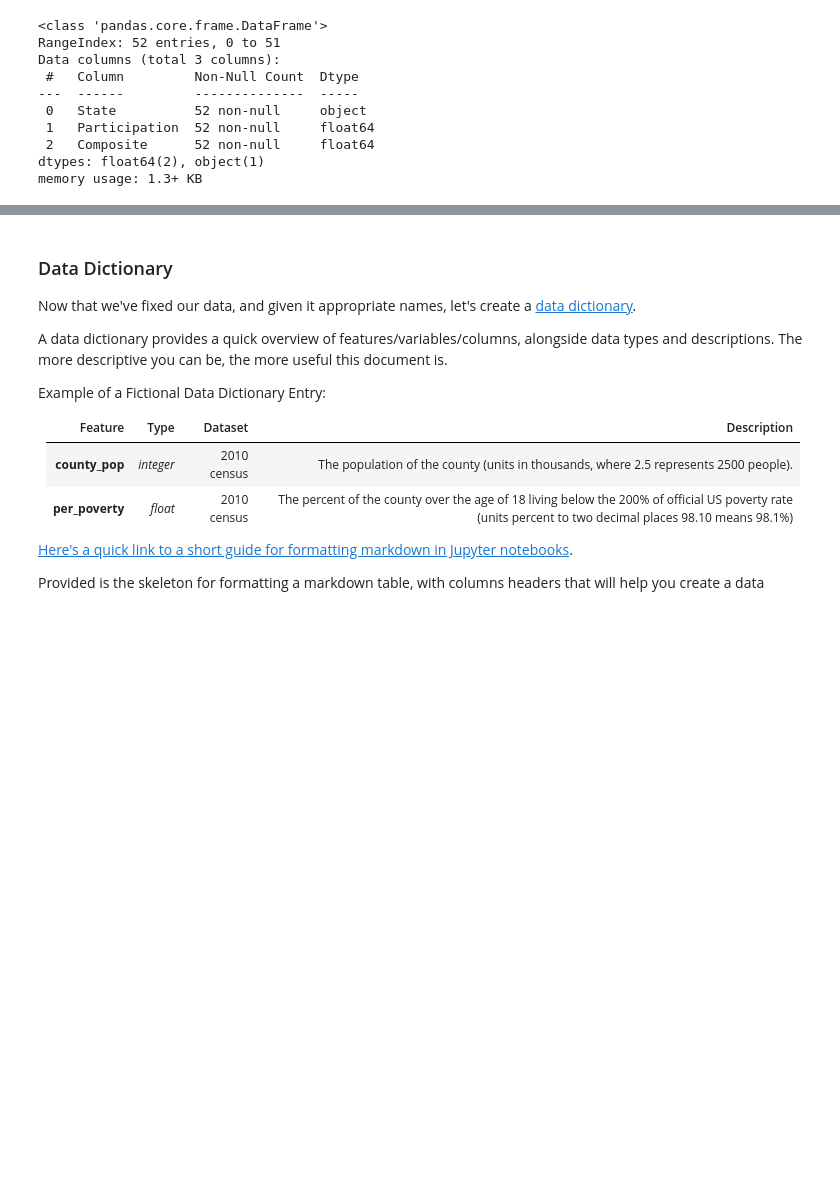
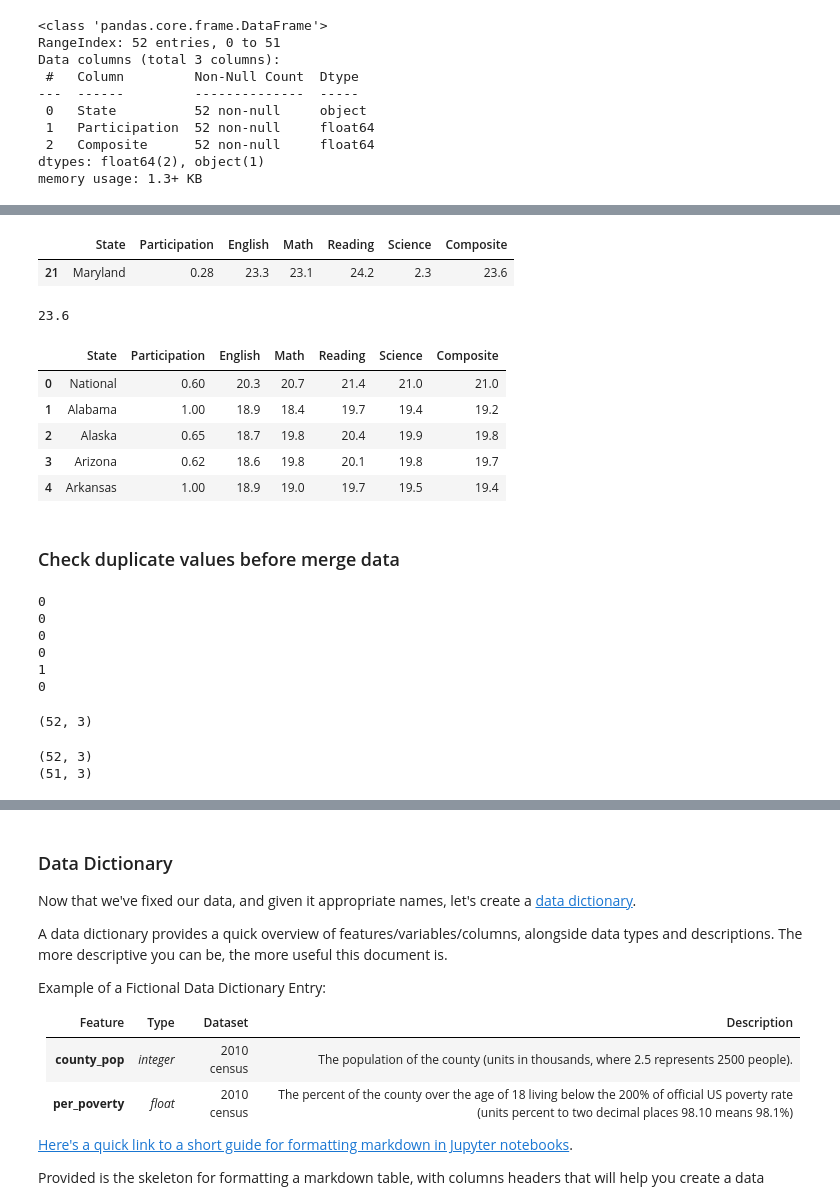
Before and after one commit to Chalermchon1993/DSI_Project_1_SAT_ACT, a Jupyter notebook: sat_act.ipynb, the cells around one changed output, grey strips where cells are left out. Cells and saved outputs as stored; diff of their text form; code cells hidden in the pictures; blank space fills up the shorter version.

```diff
--- a/sat_act.ipynb
+++ b/sat_act.ipynb
@@ -601,0 +761,35 @@ memory usage: 1.3+ KB
+# %%
+# 4. Fix errors.
+# From pair plots, science scores are likly to have one extreamly less value.
+# Check science less than 5.
+act_17[act_17['Science']<5]
+# %% [output]
+|  | State | Participation | English | Math | Reading | Science | Composite |
+| 21 | Maryland | 0.28 | 23.3 | 23.1 | 24.2 | 2.3 | 23.6 |
+# %%
+# Above table shows that Science score of Maryland state is incorrect
+# comparing with other subjects and its average, which is composite scores.
+
+# To solve the issue, apply mathematic equation solving to find science scores
+# that can make the composite.
+
+# (23.3+23.1+24.2+x) / 4 = 23.6
+# x = 23.6*4 - (23.3+23.1+24.2)
+
+act_17.loc[21, 'Science'] = round(act_17.loc[21, 'Composite'] * 4 -
+                                  sum(act_17.loc[21, ['English', 'Math', 'Reading']]),
+                                  1)
+# %%
+# Check a result after fixing problem.
+np.average(act_17.loc[21, ['English', 'Math', 'Reading', 'Science']])
+# %% [output]
+23.6
+# %%
+act_17.head()
+# %% [output]
+|  | State | Participation | English | Math | Reading | Science | Composite |
+| 0 | National | 0.60 | 20.3 | 20.7 | 21.4 | 21.0 | 21.0 |
+| 1 | Alabama | 1.00 | 18.9 | 18.4 | 19.7 | 19.4 | 19.2 |
+| 2 | Alaska | 0.65 | 18.7 | 19.8 | 20.4 | 19.9 | 19.8 |
+| 3 | Arizona | 0.62 | 18.6 | 19.8 | 20.1 | 19.8 | 19.7 |
+| 4 | Arkansas | 1.00 | 18.9 | 19.0 | 19.7 | 19.5 | 19.4 |
@@ -601,0 +799,32 @@ memory usage: 1.3+ KB
+# %% [markdown]
+### Check duplicate values before merge data
+# %%
+# Iterate dataframe to find duplicate value.
+for df in [sat_17, sat_18, sat_19, act_17, act_18, act_19]:
+    print(df.duplicated().sum())
+# %% [output]
+0
+0
+0
+0
+1
+0
+# %%
+act_18.shape
+# %% [output]
+(52, 3)
+# %%
+# Since the above result shows that ACT 2018 data has 1 duplicate value,
+# the duplicate entry must be droped.
+
+# Check data before drop duplicate.
+print(act_18.shape)
+
+# Drop data.
+act_18.drop_duplicates(inplace=True)
+
+# Check data after drop duplicate.
+print(act_18.shape)
+# %% [output]
+(52, 3)
+(51, 3)
```
Also changed, not shown: parts of 19 cells of this notebook.
